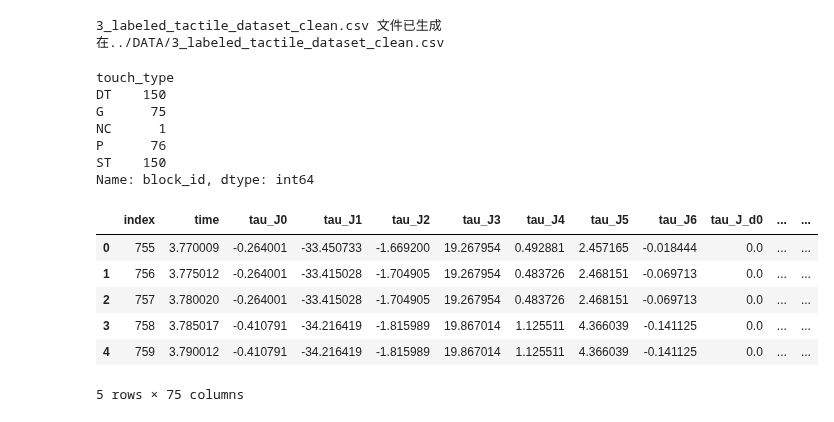
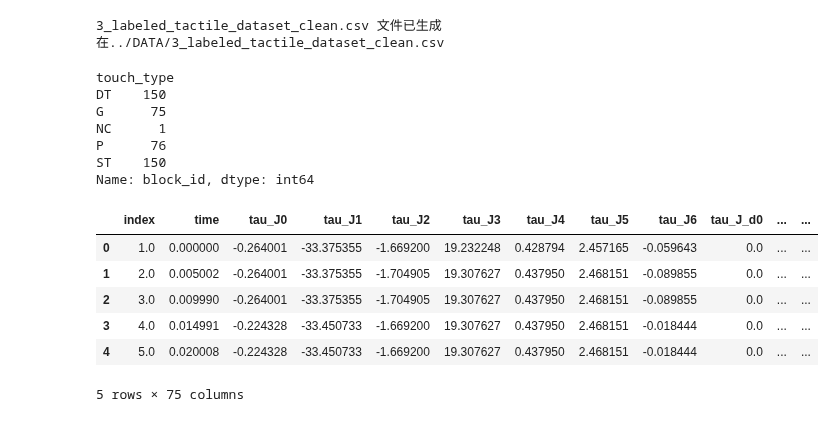
Before and after one commit to MindLabZHAW/tactileGestureDetection, a Jupyter notebook: Process_Data/3_DeleteAbandonData.ipynb, the cells around one changed output. Saved outputs shown, nothing was run; the diff lists cells and outputs as text; code cells hidden in the pictures.

```diff
--- a/Process_Data/3_DeleteAbandonData.ipynb
+++ b/Process_Data/3_DeleteAbandonData.ipynb
@@ -26,21 +26,21 @@ print(f"3_labeled_tactile_dataset_clean.csv 文件已生成在{output_path}")
 3_labeled_tactile_dataset_clean.csv 文件已生成在../DATA/3_labeled_tactile_dataset_clean.csv
 # %%
 # 验证
-dt = pd.read_csv("../DATA/3_labeled_tactile_dataset_clean.csv")
+df = pd.read_csv("../DATA/3_labeled_tactile_dataset_clean.csv")
 print(dt.groupby('touch_type')['block_id'].nunique())
-dt.head()
+df.head()
 # %% [output]
 touch_type
 DT    150
 G      75
 NC      1
 P      76
 ST    150
 Name: block_id, dtype: int64
 |  | index | time | tau_J0 | tau_J1 | tau_J2 | tau_J3 | tau_J4 | tau_J5 | tau_J6 | tau_J_d0 | ... | ... |
-| 0 | 755 | 3.770009 | -0.264001 | -33.450733 | -1.669200 | 19.267954 | 0.492881 | 2.457165 | -0.018444 | 0.0 | ... | ... |
-| 1 | 756 | 3.775012 | -0.264001 | -33.415028 | -1.704905 | 19.267954 | 0.483726 | 2.468151 | -0.069713 | 0.0 | ... | ... |
-| 2 | 757 | 3.780020 | -0.264001 | -33.415028 | -1.704905 | 19.267954 | 0.483726 | 2.468151 | -0.069713 | 0.0 | ... | ... |
-| 3 | 758 | 3.785017 | -0.410791 | -34.216419 | -1.815989 | 19.867014 | 1.125511 | 4.366039 | -0.141125 | 0.0 | ... | ... |
-| 4 | 759 | 3.790012 | -0.410791 | -34.216419 | -1.815989 | 19.867014 | 1.125511 | 4.366039 | -0.141125 | 0.0 | ... | ... |
+| 0 | 1.0 | 0.000000 | -0.264001 | -33.375355 | -1.669200 | 19.232248 | 0.428794 | 2.457165 | -0.059643 | 0.0 | ... | ... |
+| 1 | 2.0 | 0.005002 | -0.264001 | -33.375355 | -1.704905 | 19.307627 | 0.437950 | 2.468151 | -0.089855 | 0.0 | ... | ... |
+| 2 | 3.0 | 0.009990 | -0.264001 | -33.375355 | -1.704905 | 19.307627 | 0.437950 | 2.468151 | -0.089855 | 0.0 | ... | ... |
+| 3 | 4.0 | 0.014991 | -0.224328 | -33.450733 | -1.669200 | 19.307627 | 0.437950 | 2.468151 | -0.018444 | 0.0 | ... | ... |
+| 4 | 5.0 | 0.020008 | -0.224328 | -33.450733 | -1.669200 | 19.307627 | 0.437950 | 2.468151 | -0.018444 | 0.0 | ... | ... |
 5 rows × 75 columns
```
Also changed, not shown: parts of 1 cell of this notebook, 8 other files.
